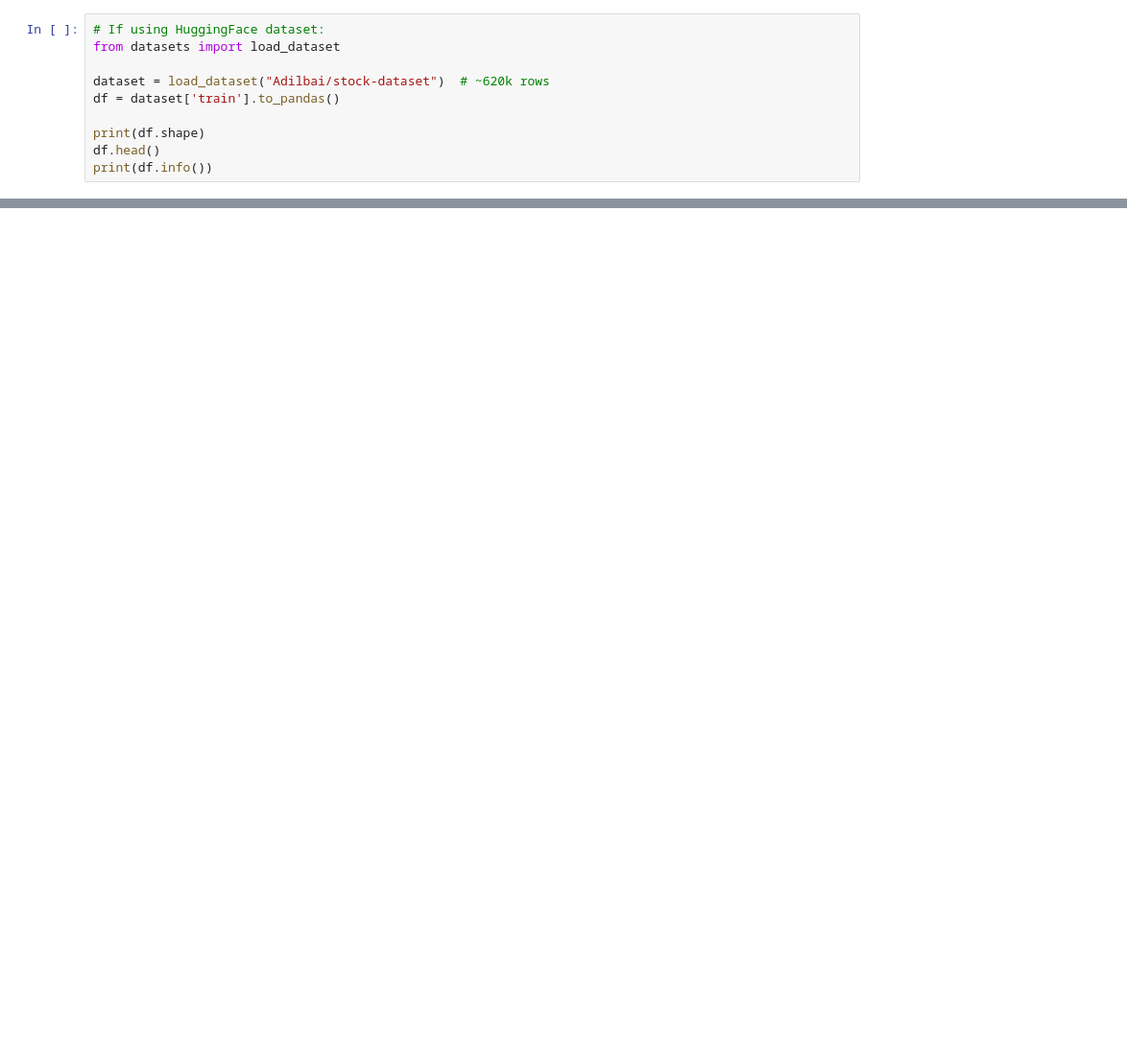
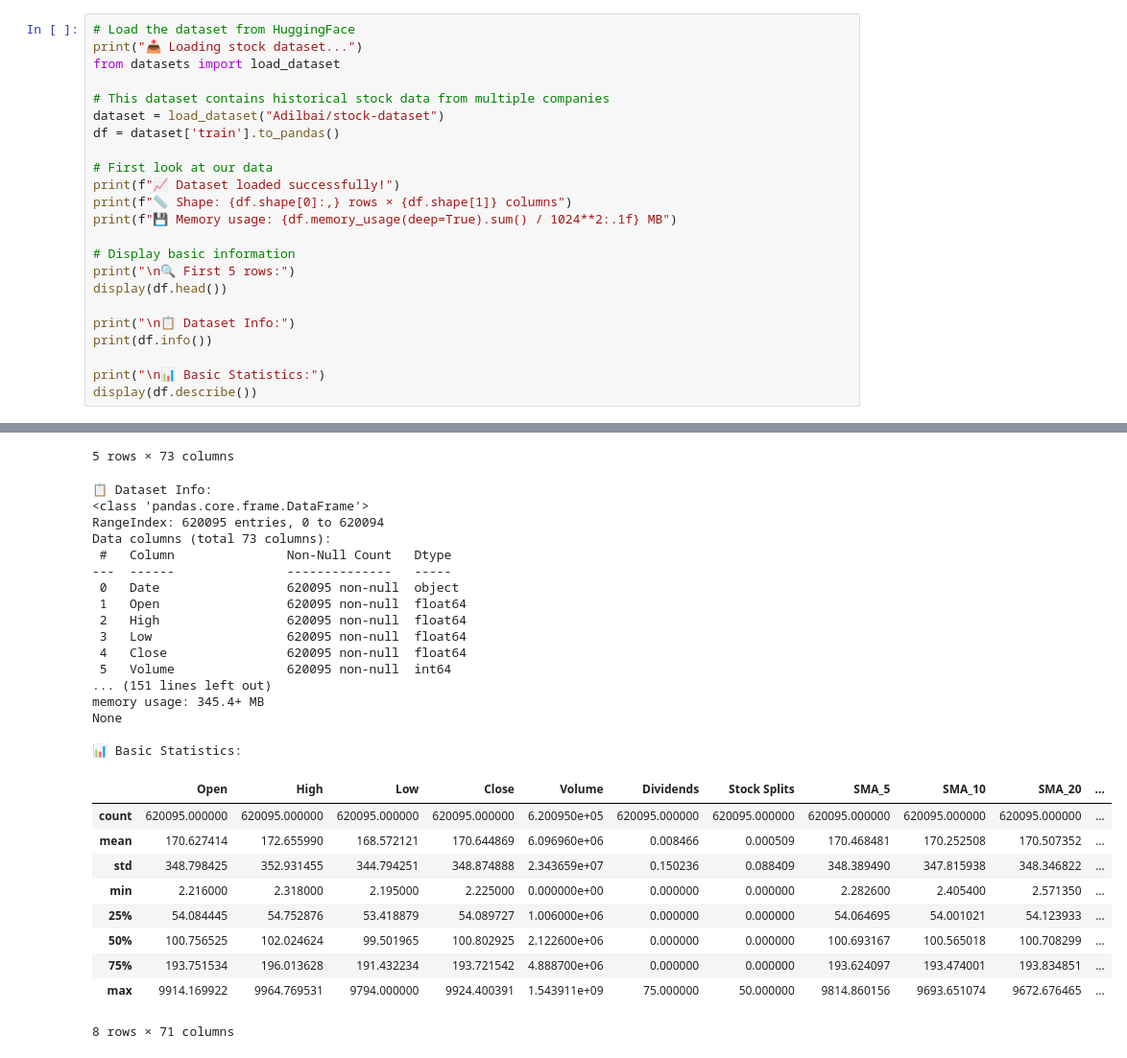
Before and after one commit to dinraj910/Stock-Price-Prediction-with-ANN, a Jupyter notebook: notebook/StockMovement_ANN.ipynb, the cells around one changed output, grey strips where cells are left out. Shown at 96% size. Cells and saved outputs as stored; diff of their text form; blank space fills up the shorter version.

```diff
--- a/notebook/StockMovement_ANN.ipynb
+++ b/notebook/StockMovement_ANN.ipynb
@@ -22,11 +75,24 @@ tf.random.set_seed(42)
 # %%
-# If using HuggingFace dataset:
+# Load the dataset from HuggingFace
+print("📥 Loading stock dataset...")
 from datasets import load_dataset
 
-dataset = load_dataset("Adilbai/stock-dataset")  # ~620k rows
+# This dataset contains historical stock data from multiple companies
+dataset = load_dataset("Adilbai/stock-dataset")
 df = dataset['train'].to_pandas()
 
-print(df.shape)
-df.head()
+# First look at our data
+print(f"📈 Dataset loaded successfully!")
+print(f"📏 Shape: {df.shape[0]:,} rows × {df.shape[1]} columns")
+print(f"💾 Memory usage: {df.memory_usage(deep=True).sum() / 1024**2:.1f} MB")
+
+# Display basic information
+print("\n🔍 First 5 rows:")
+display(df.head())
+
+print("\n📋 Dataset Info:")
 print(df.info())
+
+print("\n📊 Basic Statistics:")
+display(df.describe())
 # %% [output]
@@ -50 +116,29 @@ None
+5 rows × 73 columns
+📋 Dataset Info:
+<class 'pandas.core.frame.DataFrame'>
+RangeIndex: 620095 entries, 0 to 620094
+Data columns (total 73 columns):
+ #   Column               Non-Null Count   Dtype
+---  ------               --------------   -----
+ 0   Date                 620095 non-null  object
+ 1   Open                 620095 non-null  float64
+ 2   High                 620095 non-null  float64
+ 3   Low                  620095 non-null  float64
+ 4   Close                620095 non-null  float64
+ 5   Volume               620095 non-null  int64
+... (151 lines left out)
+memory usage: 345.4+ MB
+None
+
+📊 Basic Statistics:
+|  | Open | High | Low | Close | Volume | Dividends | Stock Splits | SMA_5 | SMA_10 | SMA_20 | ... |
+| count | 620095.000000 | 620095.000000 | 620095.000000 | 620095.000000 | 6.200950e+05 | 620095.000000 | 620095.000000 | 620095.000000 | 620095.000000 | 620095.000000 | ... |
+| mean | 170.627414 | 172.655990 | 168.572121 | 170.644869 | 6.096960e+06 | 0.008466 | 0.000509 | 170.468481 | 170.252508 | 170.507352 | ... |
+| std | 348.798425 | 352.931455 | 344.794251 | 348.874888 | 2.343659e+07 | 0.150236 | 0.088409 | 348.389490 | 347.815938 | 348.346822 | ... |
+| min | 2.216000 | 2.318000 | 2.195000 | 2.225000 | 0.000000e+00 | 0.000000 | 0.000000 | 2.282600 | 2.405400 | 2.571350 | ... |
+| 25% | 54.084445 | 54.752876 | 53.418879 | 54.089727 | 1.006000e+06 | 0.000000 | 0.000000 | 54.064695 | 54.001021 | 54.123933 | ... |
+| 50% | 100.756525 | 102.024624 | 99.501965 | 100.802925 | 2.122600e+06 | 0.000000 | 0.000000 | 100.693167 | 100.565018 | 100.708299 | ... |
+| 75% | 193.751534 | 196.013628 | 191.432234 | 193.721542 | 4.888700e+06 | 0.000000 | 0.000000 | 193.624097 | 193.474001 | 193.834851 | ... |
+| max | 9914.169922 | 9964.769531 | 9794.000000 | 9924.400391 | 1.543911e+09 | 75.000000 | 50.000000 | 9814.860156 | 9693.651074 | 9672.676465 | ... |
+8 rows × 71 columns
 # %% [markdown]
```
Also changed, not shown: parts of 34 cells of this notebook, 14 other files.
